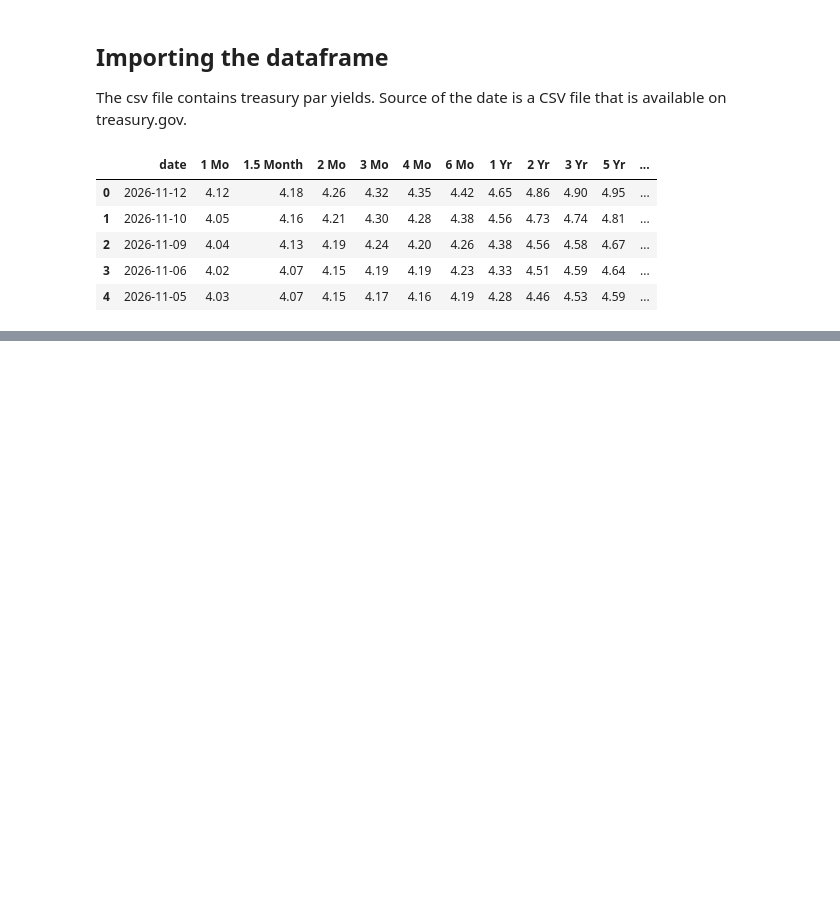
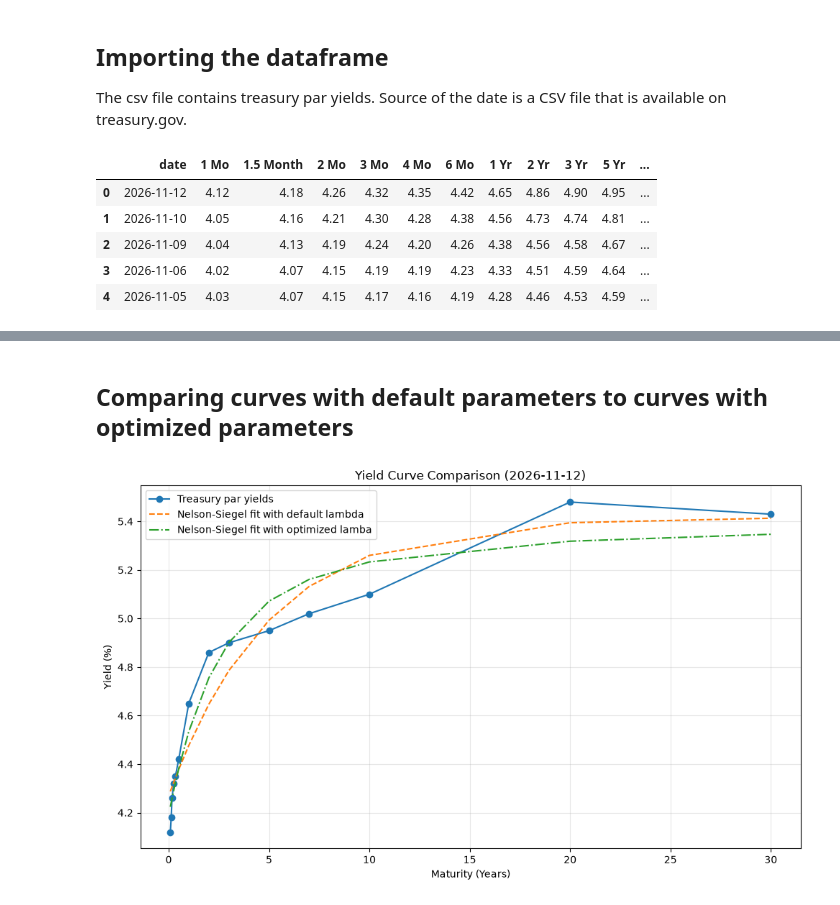
Before and after one commit to f-gh/fixed-income, a Jupyter notebook: notebooks/yield_curve_analysis.ipynb, the cells around one changed output, grey strips where cells are left out. Cells and saved outputs as stored; diff of their text form; code cells hidden in the pictures; blank space fills up the shorter version.

```diff
--- a/notebooks/yield_curve_analysis.ipynb
+++ b/notebooks/yield_curve_analysis.ipynb
@@ -69,0 +200,30 @@ nss_params = fit_nss(maturities, rates).x
+# %% [markdown]
+## Comparing curves with default parameters to curves with optimized parameters
+# %%
+plt.figure(figsize=(10, 6))
+
+plt.plot(maturities, rates * 100, marker="o", label="Treasury par yields")
+plt.plot(
+    maturities,
+    fitted_ns * 100,
+    linestyle="--",
+    label="Nelson-Siegel fit with default lambda",
+)
+plt.plot(
+    maturities,
+    fitted_ns_opt * 100,
+    linestyle="-.",
+    label="Nelson-Siegel fit with optimized lamba",
+)
+
+plt.xlabel("Maturity (Years)")
+plt.ylabel("Yield (%)")
+plt.title(f"Yield Curve Comparison ({DATE})")
+
+plt.legend()
+plt.grid(True, alpha=0.3)
+plt.tight_layout()
+
+plt.show()
+# %% [output]
+[figure, added]
```
Also changed, not shown: parts of 16 cells of this notebook.
